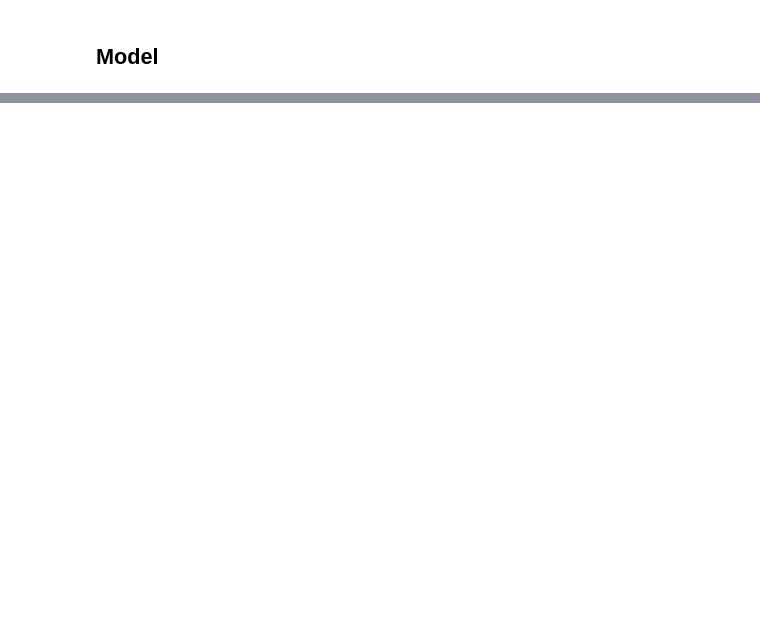
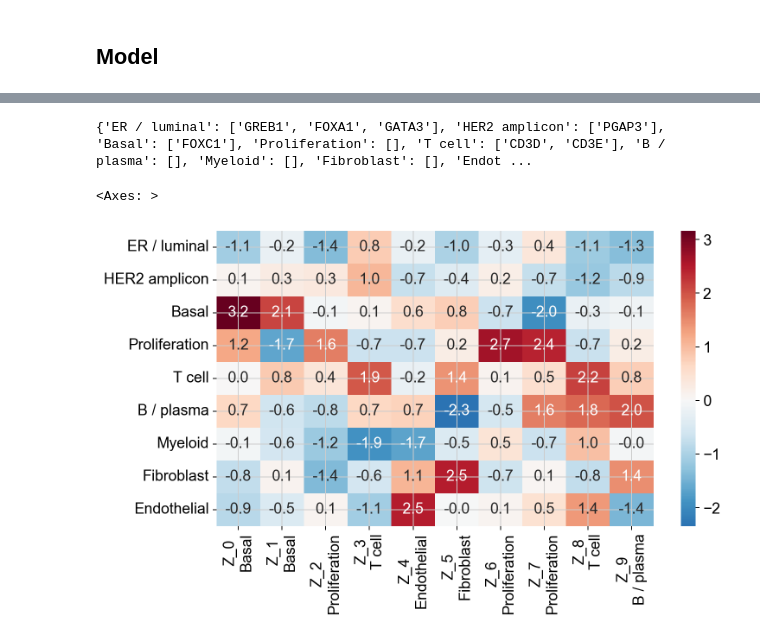
Before and after one commit to alvarodca/DeepGen-Oncology, a Jupyter notebook: Exploratory Notebooks/LDVAE_implementation/ldvae_notebook.ipynb, the cells around one changed output, grey strips where cells are left out. Drawn from its saved outputs; the diff is of its cells as text; code cells hidden in the pictures; blank space fills up the shorter version.

```diff
--- a/Exploratory Notebooks/LDVAE_implementation/ldvae_notebook.ipynb
+++ b/Exploratory Notebooks/LDVAE_implementation/ldvae_notebook.ipynb
@@ -215,0 +274,12 @@ model.save(path, overwrite=True)
+# %%
+W = model.get_loadings()
+
+def top_genes(W, k=12):
+    out= {}
+    for f in W.columns:
+        s = W[f].sort_values()
+        out[f] = {"up (+)": ", ".join(s.index[::-1][:k]), "down (-)": ", ".join(s.index[:k])}
+    return pd.DataFrame(out).T
+
+pd.set_option("display.max_colwidth", None)
+top_genes(W)
@@ -215,0 +298,33 @@ model.save(path, overwrite=True)
+# %%
+PROGRAMS = {
+    "ER / luminal":   ["ESR1", "PGR", "GREB1", "TFF1", "TFF3", "FOXA1", "GATA3", "XBP1", "AGR2"],
+    "HER2 amplicon":  ["ERBB2", "GRB7", "PGAP3", "STARD3"],
+    "Basal":          ["KRT5", "KRT14", "KRT17", "KRT6B", "FOXC1"],
+    "Proliferation":  ["MKI67", "TOP2A", "CENPF", "TYMS", "UBE2C", "BIRC5"],
+    "T cell":         ["CD3D", "CD3E", "CD2", "IL7R", "CD8A"],
+    "B / plasma":     ["MS4A1", "CD79A", "IGKC", "JCHAIN", "MZB1"],
+    "Myeloid":        ["CD68", "LYZ", "CD14", "C1QA", "AIF1"],
+    "Fibroblast":     ["COL1A1", "COL1A2", "DCN", "LUM"],
+    "Endothelial":    ["PECAM1", "VWF", "PLVAP"],
+}
+Wz = (W - W.mean()) / W.std()       # standardise each dimension so they're comparable
+prog = pd.DataFrame({name: Wz.loc[Wz.index.intersection(g)].mean()
+                     for name, g in PROGRAMS.items()}).T
+print({n: [g for g in gs if g not in W.index] for n, gs in PROGRAMS.items()})   # genes not in the HVGs
+
+# Sign convention: W and z can flip sign together without changing the model.
+# Flip each dimension so its strongest program is positive (easier to read).
+F = pd.DataFrame(Z, index=a.obs_names, columns=W.columns)
+for f in W.columns:
+    best = prog[f].abs().idxmax()
+    if prog.loc[best, f] < 0:
+        W[f] *= -1; F[f] *= -1; prog[f] *= -1
+
+names = {f: (prog[f].idxmax() if prog[f].max() > 1.5 else "unclear") for f in W.columns}
+plt.figure(figsize=(9, 5))
+sns.heatmap(prog, cmap="RdBu_r", center=0, annot=True, fmt=".1f",
+            xticklabels=[f"{f}\n{names[f]}" for f in W.columns])
+# %% [output]
+{'ER / luminal': ['GREB1', 'FOXA1', 'GATA3'], 'HER2 amplicon': ['PGAP3'], 'Basal': ['FOXC1'], 'Proliferation': [], 'T cell': ['CD3D', 'CD3E'], 'B / plasma': [], 'Myeloid': [], 'Fibroblast': [], 'Endot ...
+<Axes: >
+[figure, added]
```
Also changed, not shown: parts of 19 cells of this notebook, 6 other files.
